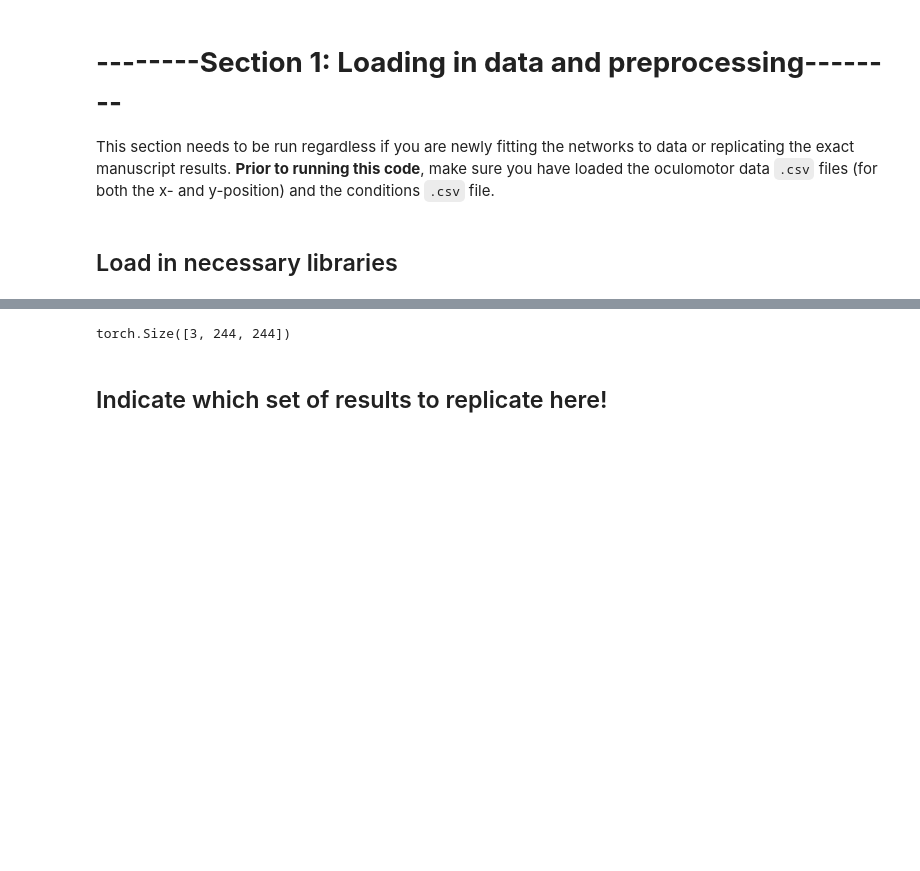
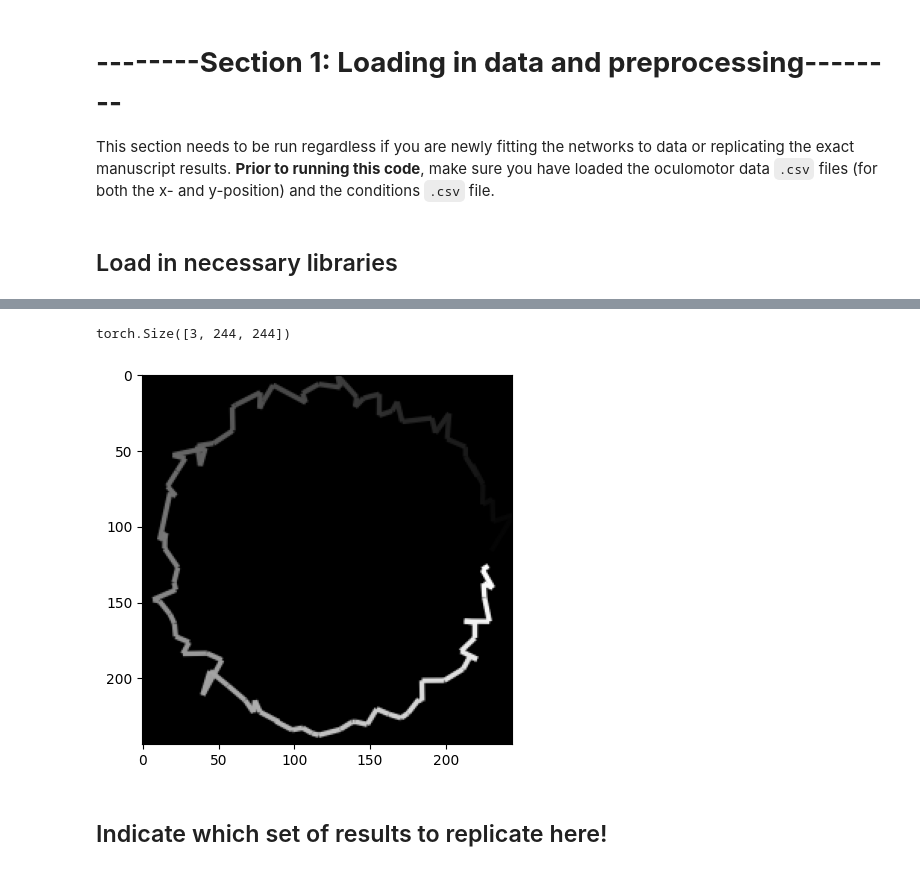
Before and after one commit to nicholasdcrotty/CDVMBG_BRM_CNNOculomotorAnalysis, a Jupyter notebook: analysisForReplication/CDVMBG_BRM_CNNBasedAnalysis_ForReplication.ipynb, the cells around one changed output, grey strips where cells are left out. Saved outputs shown, nothing was run; the diff lists cells and outputs as text; code cells hidden in the pictures; blank space fills up the shorter version.

```diff
--- a/analysisForReplication/CDVMBG_BRM_CNNBasedAnalysis_ForReplication.ipynb
+++ b/analysisForReplication/CDVMBG_BRM_CNNBasedAnalysis_ForReplication.ipynb
@@ -132,34 +152,35 @@ def render_trace(x, y, t=None, /,
         array=t)
     ax.add_collection(lns)
     ###########################################################################
     # Render the figure as an image matrix and return it.
     agg = FigureCanvasAgg(fig)
     agg.draw()
     rgba_buffer = np.asarray(agg.buffer_rgba()) / 255.0
     plt.close(fig)
     mtx = np.mean(rgba_buffer[:,:,:-1], axis=-1)
     return np.round((mtx / np.max(mtx)) * 255).astype('uint8')
 
 #To test this, I generated a random trace that noisily moves in a counter-clockwise circle:
 th = np.linspace(0, 2*np.pi, 100)
 x = np.cos(th)
 y = np.sin(th)
 x += np.random.randn(len(x))*0.05
 y += np.random.randn(len(x))*0.05
 
 #Then rendered and plotted the image matrix:
 mtx = render_trace(x, y, lw=1, xlim=(-1.1, 1.1), ylim=(-1.1, 1.1), dpi = 244)
 preprocess = transforms.Compose([
     #transforms.ToTensor(),
     #transforms.Normalize(mean=[0.485, 0.456, 0.406], std=[0.229, 0.224, 0.225]),
     #transforms.ToPILImage()
 ])
-#plt.imshow(mtx, cmap='gray')
+plt.imshow(mtx, cmap='gray')
 tmp = torch.from_numpy(mtx).float() / 255
 tmp2 = preprocess(tmp.repeat(3,1,1))
 tmp2.shape
 # %% [output]
 torch.Size([3, 244, 244])
+[figure, added]
 # %% [markdown]
 ## Indicate which set of results to replicate here!
 # %%
```
Also changed, not shown: parts of 17 cells of this notebook.
